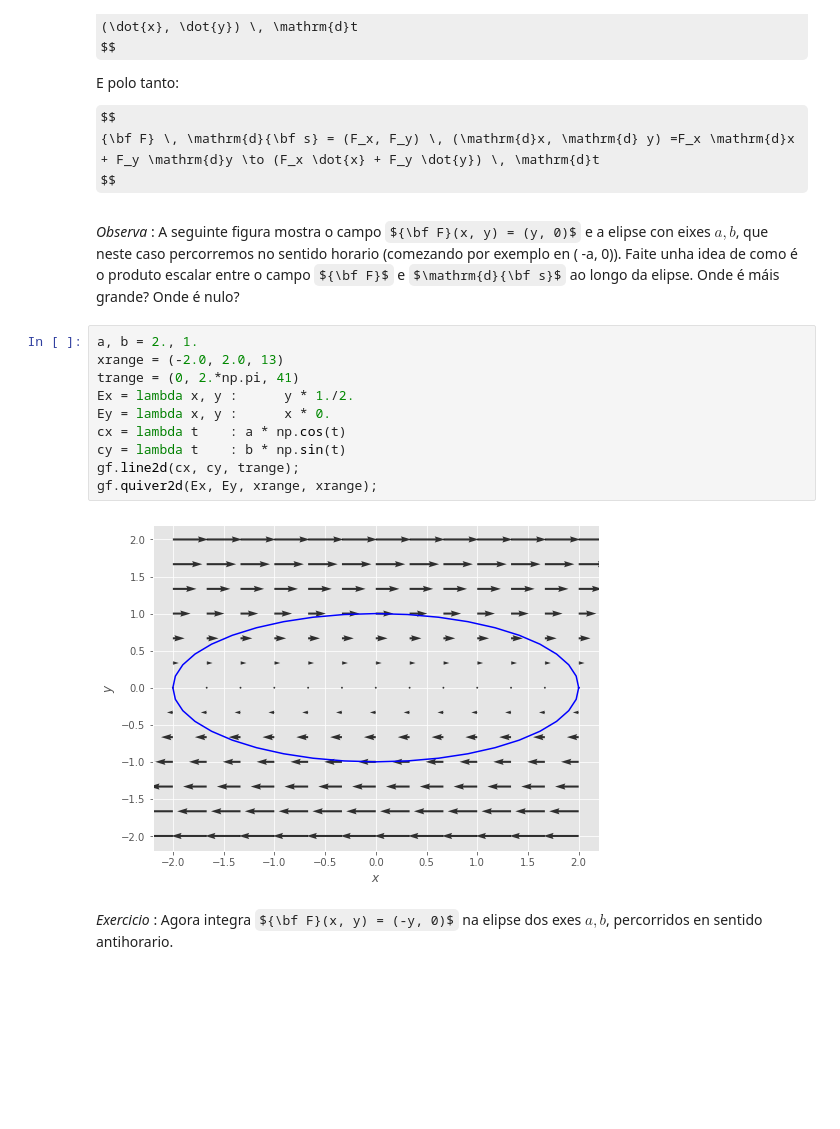
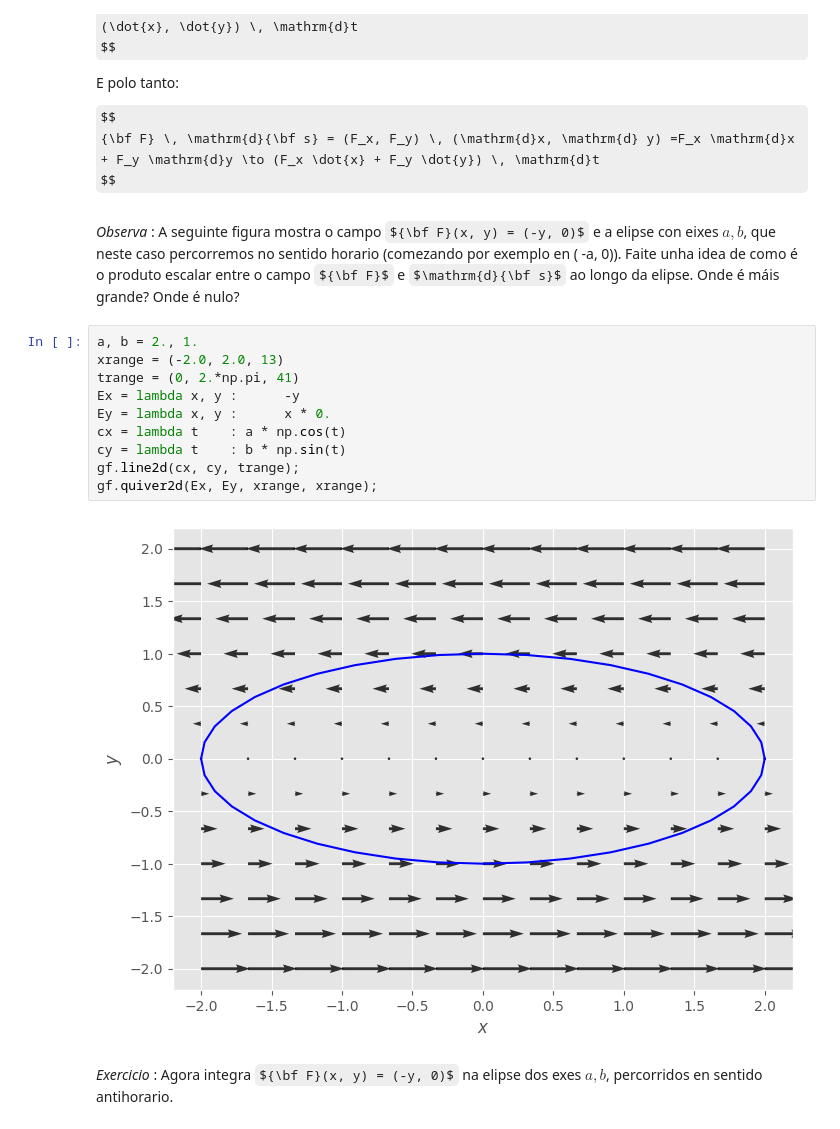
Before and after one commit to xabiercidvidal/USC-MMIII, a Jupyter notebook: _build/jupyter_execute/notebooks/tcalvec_integral_linha.ipynb, the cells around one changed output. Saved outputs shown, nothing was run; the diff lists cells and outputs as text; some formulas as TeX source; blank space fills up the shorter version.

```diff
--- a/_build/jupyter_execute/notebooks/tcalvec_integral_linha.ipynb
+++ b/_build/jupyter_execute/notebooks/tcalvec_integral_linha.ipynb
@@ -271,19 +271,19 @@ $$
 $$
 # %% [markdown]
 
-*Observa* : A seguinte figura mostra o campo ${\bf F}(x, y) = (y, 0)$ e a elipse con eixes $a, b$, que neste caso percorremos no sentido horario (comezando por exemplo en ( -a, 0)). Faite unha idea de como é o produto escalar entre o campo ${\bf F}$ e $\mathrm{d}{\bf s}$ ao longo da elipse. Onde é máis grande? Onde é nulo?
+*Observa* : A seguinte figura mostra o campo ${\bf F}(x, y) = (-y, 0)$ e a elipse con eixes $a, b$, que neste caso percorremos no sentido horario (comezando por exemplo en ( -a, 0)). Faite unha idea de como é o produto escalar entre o campo ${\bf F}$ e $\mathrm{d}{\bf s}$ ao longo da elipse. Onde é máis grande? Onde é nulo?
 # %%
 a, b = 2., 1.
 xrange = (-2.0, 2.0, 13)
 trange = (0, 2.*np.pi, 41)
-Ex = lambda x, y :      y * 1./2.
+Ex = lambda x, y :      -y
 Ey = lambda x, y :      x * 0.
 cx = lambda t    : a * np.cos(t)
 cy = lambda t    : b * np.sin(t)
 gf.line2d(cx, cy, trange);
 gf.quiver2d(Ex, Ey, xrange, xrange);
 # %% [output]
-[figure, old version]
+[figure, new version]
 # %% [markdown]
 
 *Exercicio* : Agora integra ${\bf F}(x, y) = (-y, 0)$ na elipse dos exes $a, b$, percorridos en sentido antihorario.
```
Also changed, not shown: parts of 6 cells of this notebook, 19 other files.
